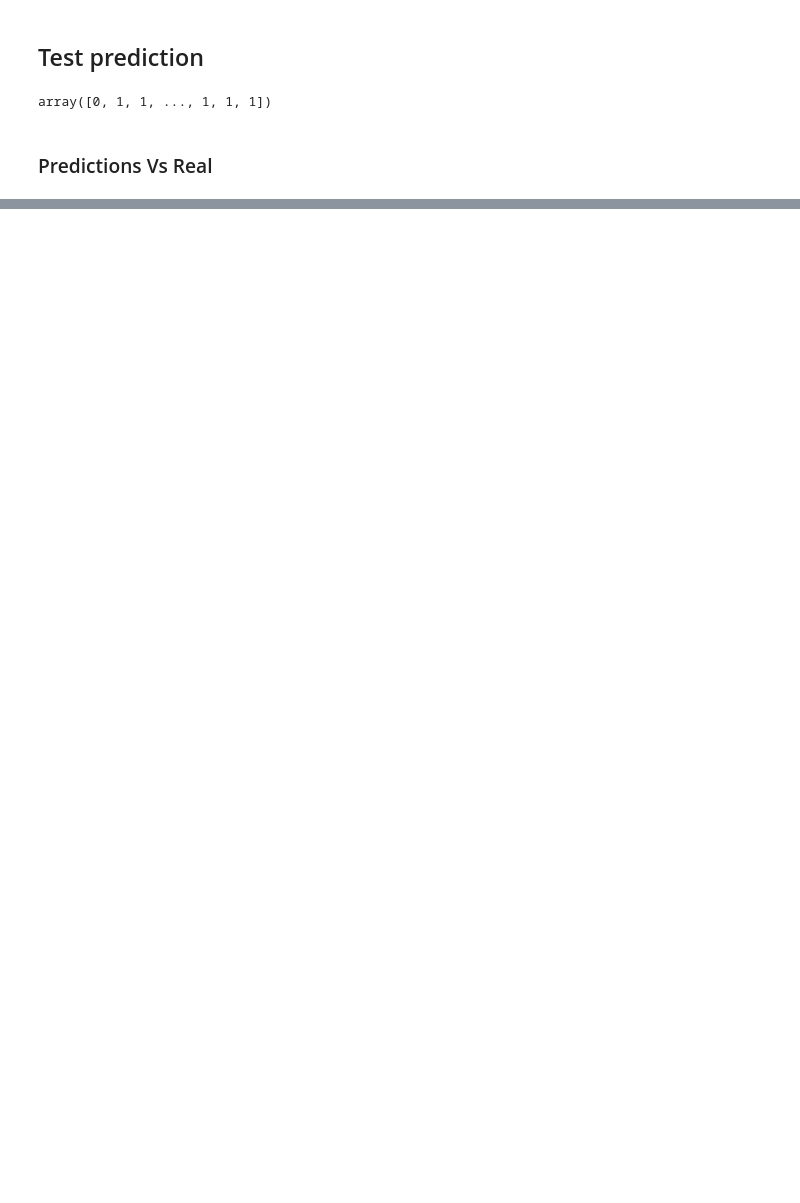
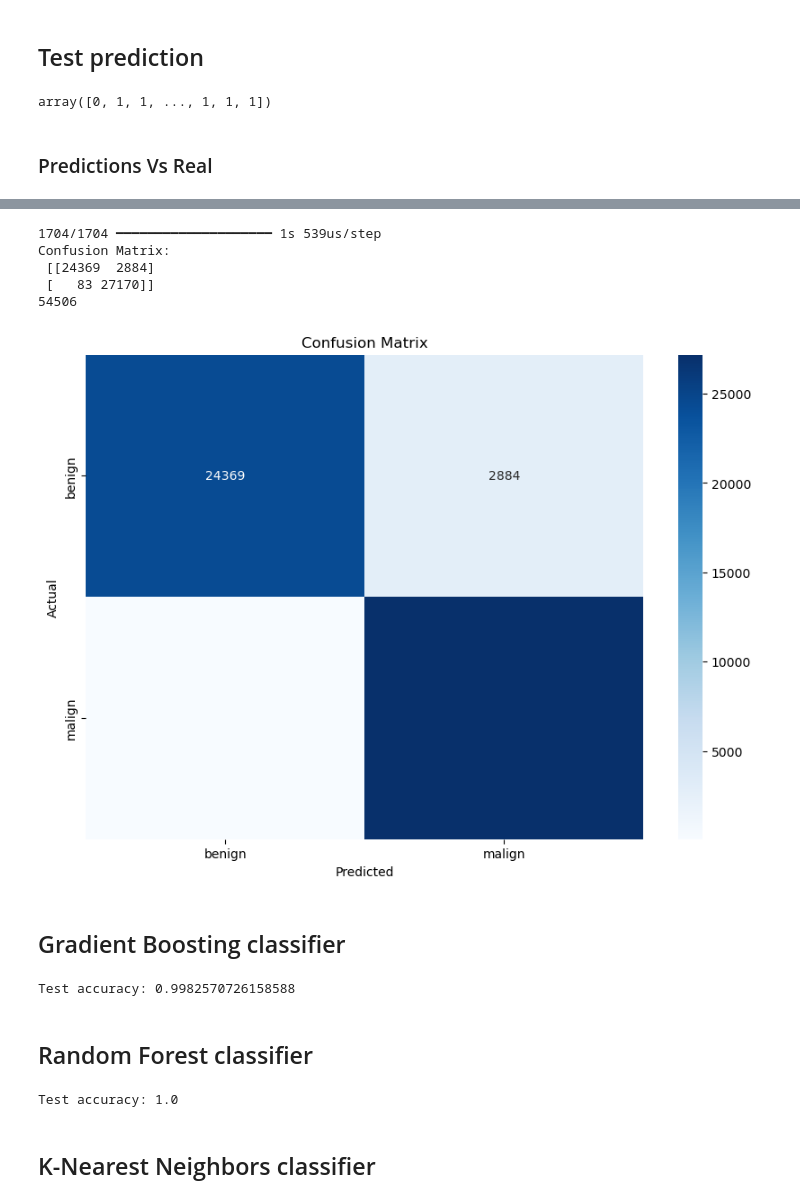
Before and after one commit to tomasmatos2003/URLdetect_TAA, a Jupyter notebook: 02 - Classification.ipynb, the cells around one changed output, grey strips where cells are left out. Cells and saved outputs as stored; diff of their text form; code cells hidden in the pictures; blank space fills up the shorter version.

```diff
--- a/02 - LogReg.ipynb
+++ b/02 - Classification.ipynb
@@ -451,0 +584,68 @@ malign     662   26591
+# %%
+
+y_pred_prob5 = modelNN5.predict(X_test5N)
+
+# Convert probabilities to class predictions
+y_pred5 = (y_pred_prob5 > 0.5).astype(int)
+
+# Calculate the confusion matrix
+cmN5 = confusion_matrix(y_test5_encoded, y_pred5)
+# Print the confusion matrix to verify values
+print("Confusion Matrix:\n", cmN5)
+print(sum(sum(cmN5)))
+# Plotting the confusion matrix
+plt.figure(figsize=(10, 7))
+sns.heatmap(cmN5, annot=True, fmt='d', cmap='Blues', xticklabels=['benign', 'malign'], yticklabels=['benign', 'malign'])
+plt.xlabel('Predicted')
+plt.ylabel('Actual')
+plt.title('Confusion Matrix')
+plt.show()
+# %% [output]
+1704/1704 ━━━━━━━━━━━━━━━━━━━━ 1s 539us/step
+Confusion Matrix:
+ [[24369  2884]
+ [   83 27170]]
+54506
+[figure, added]
+# %% [markdown]
+## Gradient Boosting classifier
+# %%
+from sklearn.ensemble import GradientBoostingClassifier
+from sklearn.metrics import accuracy_score
+
+# Create a Gradient Boosting classifier
+gb_classifier = GradientBoostingClassifier(n_estimators=100, random_state=42)
+
+# Train the classifier
+gb_classifier.fit(np.array(concat_data), y_train_encoded)
+
+# Make predictions on the test set
+y_pred_gb = gb_classifier.predict(np.array(concat_data_pred))
+
+# Calculate accuracy
+accuracy_gb = accuracy_score(y_test_encoded, y_pred_gb)
+print(f'Test accuracy: {accuracy_gb}')
+# %% [output]
+Test accuracy: 0.9982570726158588
+# %% [markdown]
+## Random Forest classifier
+# %%
+from sklearn.ensemble import RandomForestClassifier
+from sklearn.metrics import accuracy_score
+
+# Create a Random Forest classifier
+rf_classifier = RandomForestClassifier(n_estimators=100, random_state=42)
+
+# Train the classifier
+rf_classifier.fit(np.array(concat_data), y_train_encoded)
+
+# Make predictions on the test set
+y_pred_rf = rf_classifier.predict(np.array(concat_data_pred))
+
+# Calculate accuracy
+accuracy_rf = accuracy_score(y_test_encoded, y_pred_rf)
+print(f'Test accuracy: {accuracy_rf}')
+# %% [output]
+Test accuracy: 1.0
+# %% [markdown]
+##  K-Nearest Neighbors classifier
```
Also changed, not shown: parts of 14 cells of this notebook.
